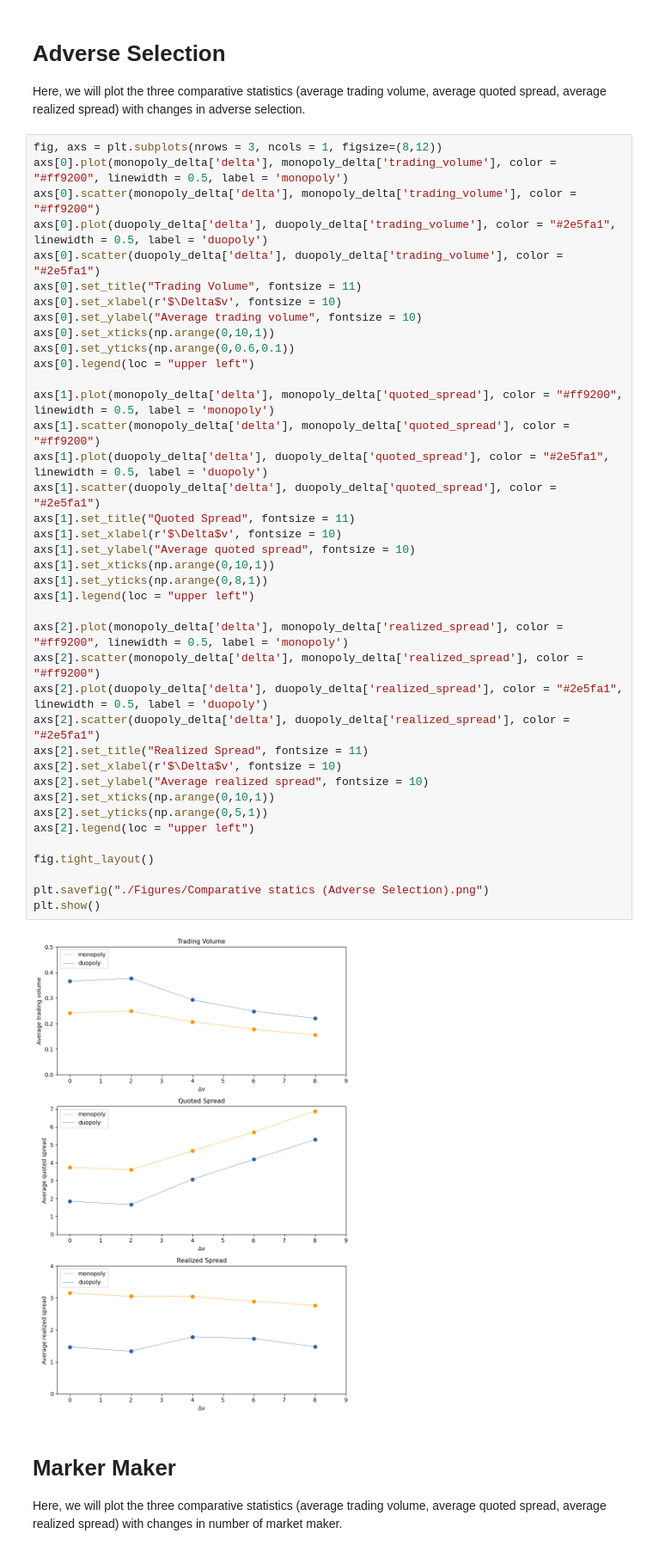
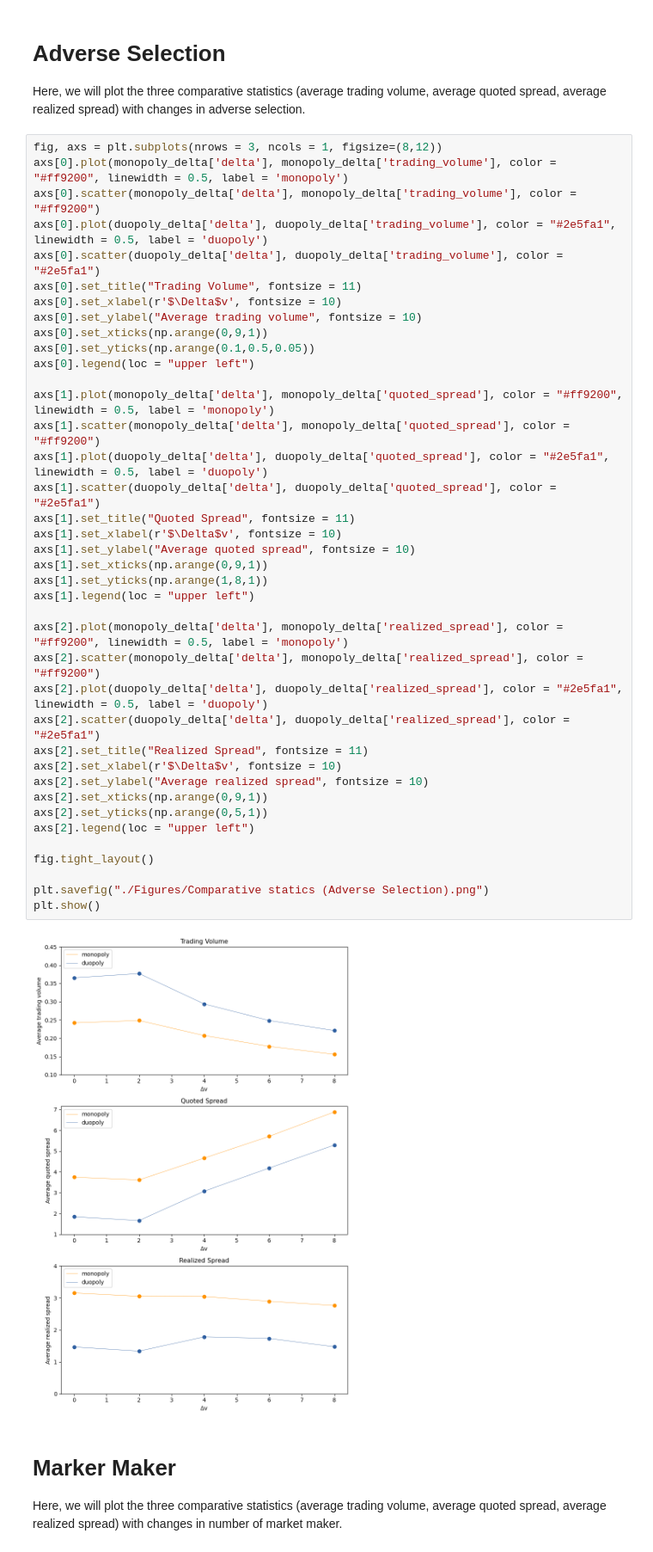
Before and after one commit to zhiconghu/Algorithmic-Pricing-and-Liquidity-in-Securities-Markets, a Jupyter notebook: Comparative Statistics.ipynb, the cells around one changed output. Shown: that part at 86% size. Saved outputs shown, nothing was run; the diff lists cells and outputs as text.

```diff
--- a/Comparative Statistics.ipynb
+++ b/Comparative Statistics.ipynb
@@ -158,39 +158,39 @@ axs[0].plot(duopoly_delta['delta'], duopoly_delta['trading_volume'], color = "#2
 axs[0].scatter(duopoly_delta['delta'], duopoly_delta['trading_volume'], color = "#2e5fa1")
 axs[0].set_title("Trading Volume", fontsize = 11)
 axs[0].set_xlabel(r'$\Delta$v', fontsize = 10)
 axs[0].set_ylabel("Average trading volume", fontsize = 10)
-axs[0].set_xticks(np.arange(0,10,1))
-axs[0].set_yticks(np.arange(0,0.6,0.1))
+axs[0].set_xticks(np.arange(0,9,1))
+axs[0].set_yticks(np.arange(0.1,0.5,0.05))
 axs[0].legend(loc = "upper left")
 
 axs[1].plot(monopoly_delta['delta'], monopoly_delta['quoted_spread'], color = "#ff9200", linewidth = 0.5, label = 'monopoly')
 axs[1].scatter(monopoly_delta['delta'], monopoly_delta['quoted_spread'], color = "#ff9200")
 axs[1].plot(duopoly_delta['delta'], duopoly_delta['quoted_spread'], color = "#2e5fa1", linewidth = 0.5, label = 'duopoly')
 axs[1].scatter(duopoly_delta['delta'], duopoly_delta['quoted_spread'], color = "#2e5fa1")
 axs[1].set_title("Quoted Spread", fontsize = 11)
 axs[1].set_xlabel(r'$\Delta$v', fontsize = 10)
 axs[1].set_ylabel("Average quoted spread", fontsize = 10)
-axs[1].set_xticks(np.arange(0,10,1))
-axs[1].set_yticks(np.arange(0,8,1))
+axs[1].set_xticks(np.arange(0,9,1))
+axs[1].set_yticks(np.arange(1,8,1))
 axs[1].legend(loc = "upper left")
 
 axs[2].plot(monopoly_delta['delta'], monopoly_delta['realized_spread'], color = "#ff9200", linewidth = 0.5, label = 'monopoly')
 axs[2].scatter(monopoly_delta['delta'], monopoly_delta['realized_spread'], color = "#ff9200")
 axs[2].plot(duopoly_delta['delta'], duopoly_delta['realized_spread'], color = "#2e5fa1", linewidth = 0.5, label = 'duopoly')
 axs[2].scatter(duopoly_delta['delta'], duopoly_delta['realized_spread'], color = "#2e5fa1")
 axs[2].set_title("Realized Spread", fontsize = 11)
 axs[2].set_xlabel(r'$\Delta$v', fontsize = 10)
 axs[2].set_ylabel("Average realized spread", fontsize = 10)
-axs[2].set_xticks(np.arange(0,10,1))
+axs[2].set_xticks(np.arange(0,9,1))
 axs[2].set_yticks(np.arange(0,5,1))
 axs[2].legend(loc = "upper left")
 
 fig.tight_layout()
 
 plt.savefig("./Figures/Comparative statics (Adverse Selection).png")
 plt.show()
 # %% [output]
-[figure, old version]
+[figure, new version]
 # %% [markdown]
 # Marker Maker
 
```
Also changed, not shown: parts of 2 cells of this notebook, 15 other files.
